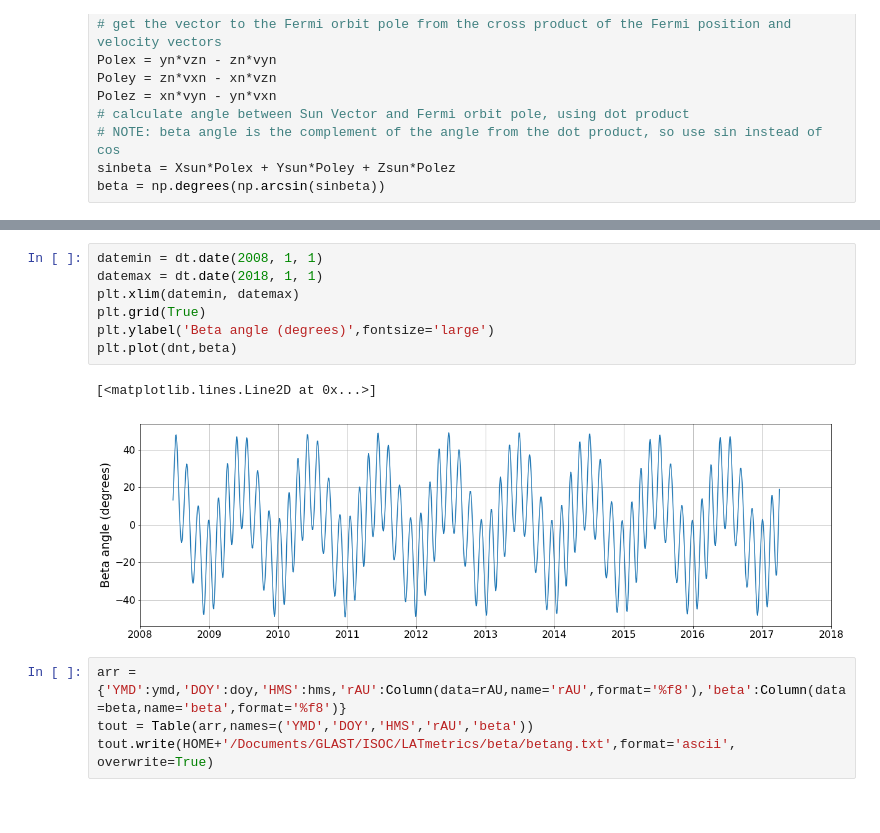
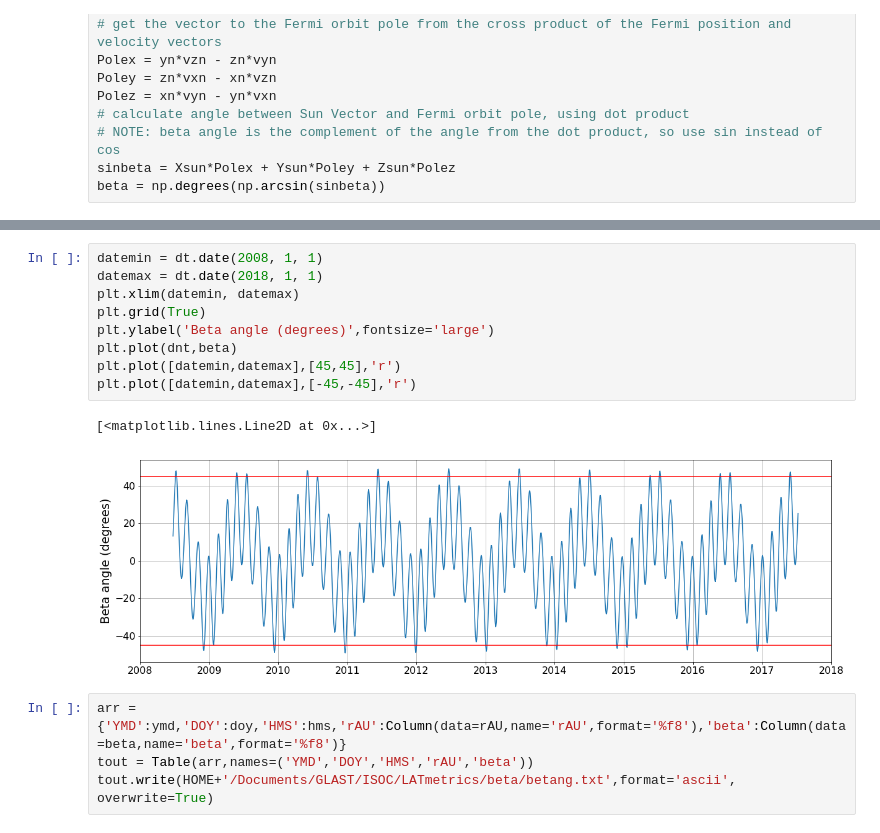
Before and after one commit to rac101/LATmetrics, a Jupyter notebook: beta-angle-true-past.ipynb, the cells around one changed output, grey strips where cells are left out. Cells and saved outputs as stored; diff of their text form.

```diff
--- a/beta-angle-true-past.ipynb
+++ b/beta-angle-true-past.ipynb
@@ -79,13 +80,15 @@ plt.plot(dnt,beta)
 # %%
 datemin = dt.date(2008, 1, 1)
 datemax = dt.date(2018, 1, 1)
 plt.xlim(datemin, datemax)
 plt.grid(True)
 plt.ylabel('Beta angle (degrees)',fontsize='large')
 plt.plot(dnt,beta)
+plt.plot([datemin,datemax],[45,45],'r')
+plt.plot([datemin,datemax],[-45,-45],'r')
 # %% [output]
 [<matplotlib.lines.Line2D at 0x...>]
-[figure, old version]
+[figure, new version]
 # %%
 arr = {'YMD':ymd,'DOY':doy,'HMS':hms,'rAU':Column(data=rAU,name='rAU',format='%f8'),'beta':Column(data=beta,name='beta',format='%f8')}
 tout = Table(arr,names=('YMD','DOY','HMS','rAU','beta'))
```
Also changed, not shown: parts of 3 cells of this notebook, 5 other files.
